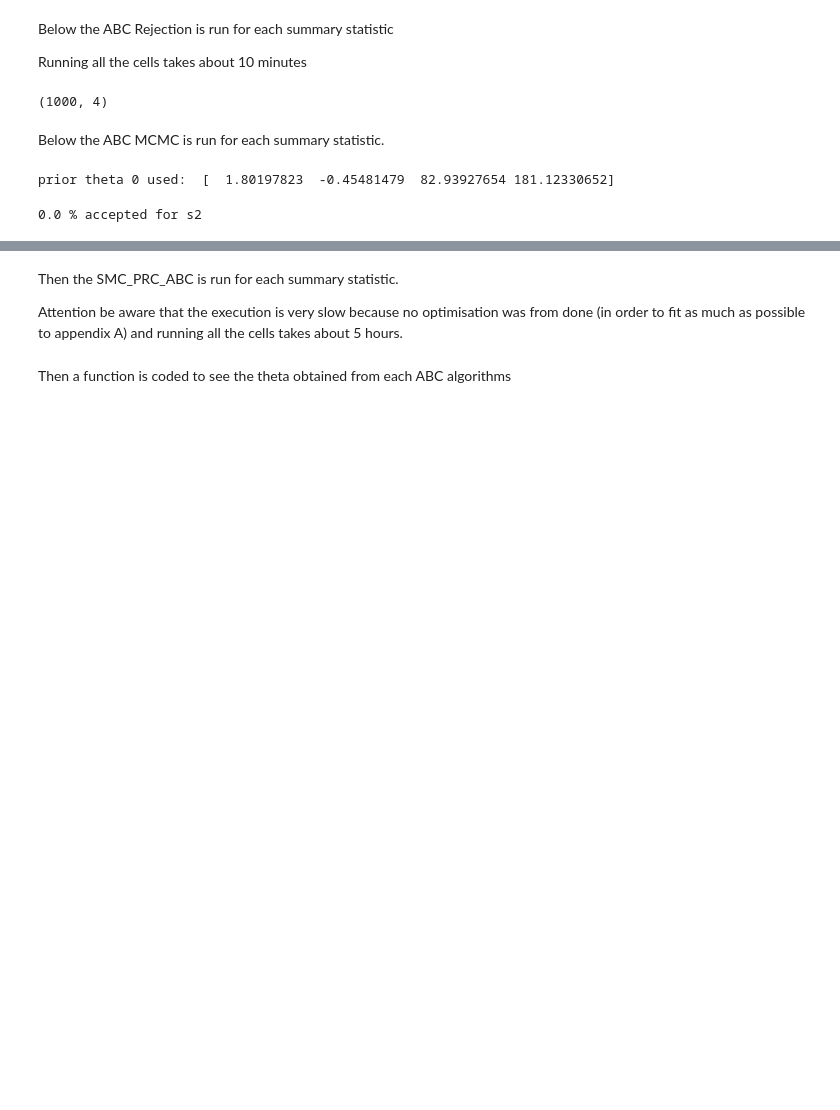
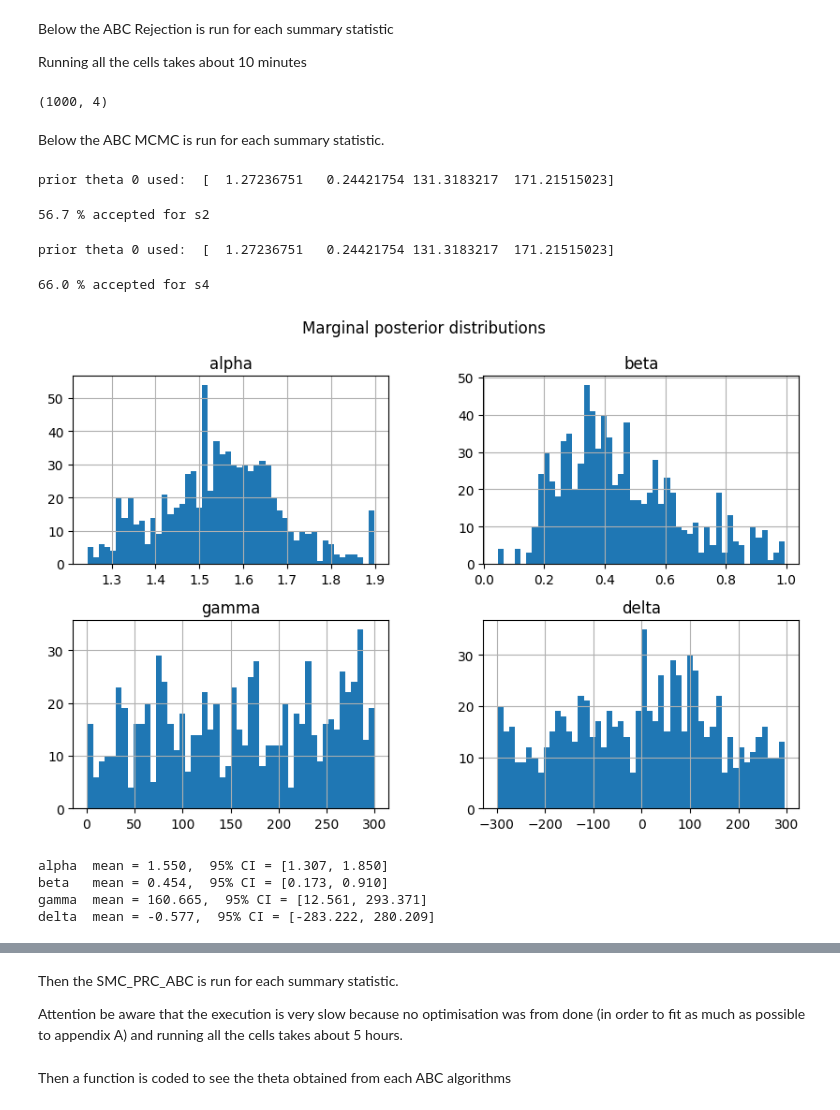
Before and after one commit to elyanrgn/ABC_alpha_stable_models, a Jupyter notebook: main.ipynb, the cells around one changed output, grey strips where cells are left out. Drawn from its saved outputs; the diff is of its cells as text; code cells hidden in the pictures; blank space fills up the shorter version.

Commit message:
added mcmc main

```diff
--- a/main.ipynb
+++ b/main.ipynb
@@ -1213,13 +1229,61 @@ Below the ABC MCMC is run for each summary statistic.
 np.random.seed(1234)#just to reproduce same results (aligned with our report)
 y_obs=simulation_alpha_stable_rqmc(1.7, 0.9, 10, 10, n=4096, )
 # %%
+#s3-----------------------
+np.random.seed(1234)
 init=prior_sample(1)[0]#initial guess for theta[0,:]
 print("prior theta 0 used: ",init)#with this prior on theta[0,:] you do calculations
 #if counts counter does not update then change prior init or epsilon
-theta_s3,counts_accept_s3=abc_mcmc(y_obs,1000,summary_stat_3,epsilon=2,init=init)
-print(100*counts_accept_s3/1000,"% accepted for s2")
+theta_s3,counts_accept_s3=abc_mcmc(y_obs,1000,summary_stat_3,epsilon=100,init=init)
+print(100*counts_accept_s3/1000,"% accepted for s3")
 burn = int(0.2 * len(theta_s3))
 theta_posterior_s3= theta_s3[burn:, :]#burin first "bad" oubservations
 # %% [output]
-prior theta 0 used:  [  1.80197823  -0.45481479  82.93927654 181.12330652]
+prior theta 0 used:  [  1.27236751   0.24421754 131.3183217  171.21515023]
-0.0 % accepted for s2
+56.7 % accepted for s2
+# %%
+#s4-----------------------
+np.random.seed(1234)#just to reproduce same results (aligned with our report)
+init=prior_sample(1)[0]
+print("prior theta 0 used: ",init)#with this prior on theta[0,:] you do calculations
+#if counts counter does not update then change prior init or epsilon
+theta_s4,counts_accept_s4=abc_mcmc(y_obs,1000,s4,epsilon=0.05,init=init)
+print(100*counts_accept_s4/1000,"% accepted for s4")
+burn = int(0.2 * len(theta_s4))
+theta_posterior_s4= theta_s4[burn:, :]#burin first "bad" oubservations
+# %% [output]
+prior theta 0 used:  [  1.27236751   0.24421754 131.3183217  171.21515023]
+66.0 % accepted for s4
+# %%
+#s2-----------------------very long to calculate
+np.random.seed(1234)#just to reproduce same results (aligned with our report)
+init=prior_sample(1)[0]
+print("prior theta 0 used: ",init)#with this prior on theta[0,:] you do calculations
+#if counts counter does not update then change prior init or epsilon
+theta_s4,counts_accept_s4=abc_mcmc(y_obs,1000,summary_stat_2,epsilon=0.05,init=init)
+print(100*counts_accept_s4/1000,"% accepted for s4")
+burn = int(0.2 * len(theta_s4))
+theta_posterior_s4= theta_s4[burn:, :]#burin first "bad" oubservations
+# %%
+
+def descriptive(theta_posterior):
+    #do some descriptive statistics
+    df = pd.DataFrame(theta_posterior, columns=["alpha", "beta", "gamma", "delta"])
+
+    df.hist(bins=50, figsize=(10, 6))
+    plt.suptitle("Marginal posterior distributions" )
+    plt.show()
+
+    mean = np.mean(theta_posterior, axis=0)
+    ci95 = np.percentile(theta_posterior, [2.5, 97.5], axis=0)
+
+    for name, m, ci in zip(["alpha", "beta", "gamma", "delta"], mean, ci95.T):
+        print(f"{name:6s} mean = {m:.3f},  95% CI = [{ci[0]:.3f}, {ci[1]:.3f}]")
+
+descriptive(theta_posterior_s4)
+# %% [output]
+[figure, added]
+alpha  mean = 1.550,  95% CI = [1.307, 1.850]
+beta   mean = 0.454,  95% CI = [0.173, 0.910]
+gamma  mean = 160.665,  95% CI = [12.561, 293.371]
+delta  mean = -0.577,  95% CI = [-283.222, 280.209]
```
Also changed, not shown: parts of 2 cells of this notebook, 1 other file.
